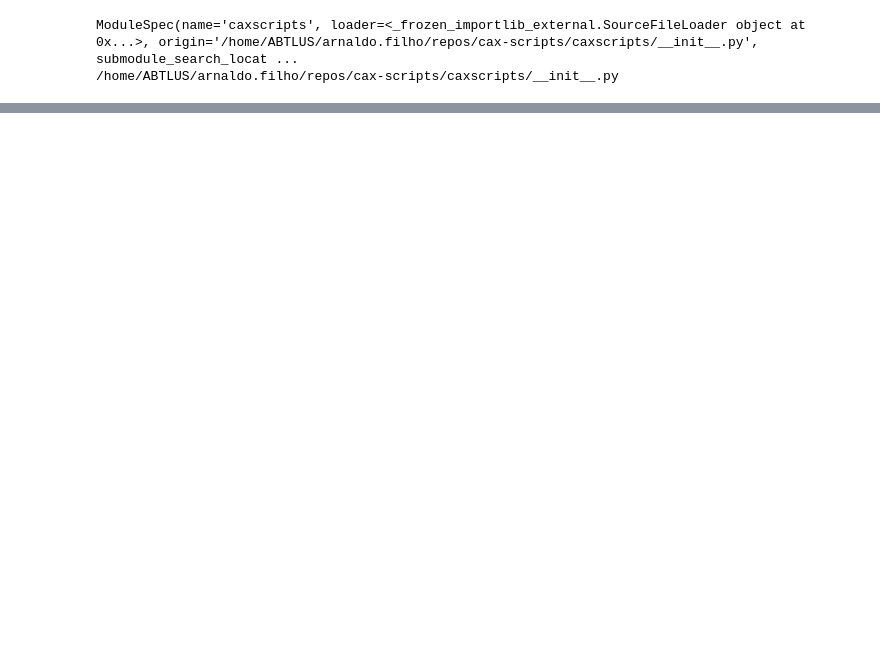
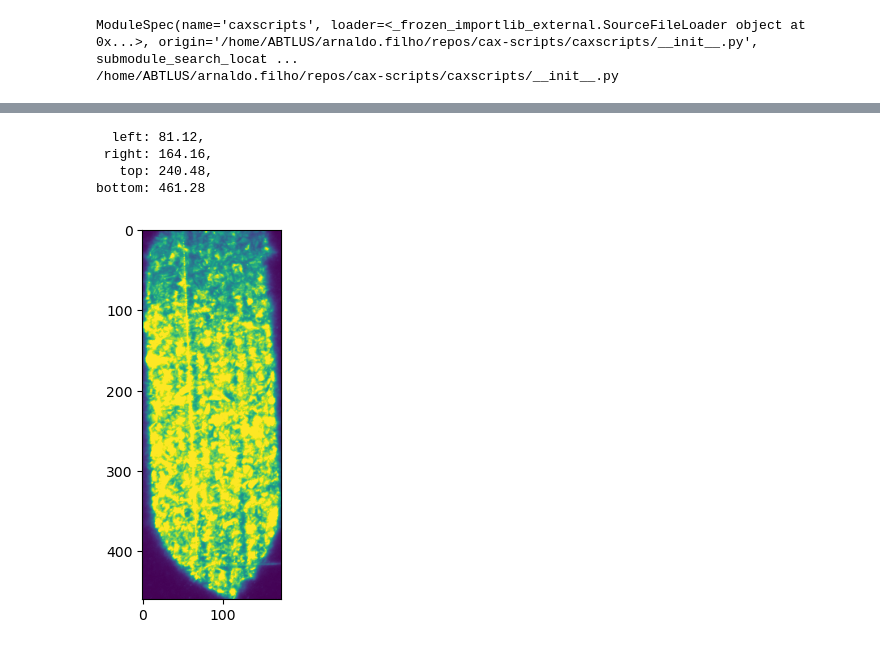
Before and after one commit to lnls-ids/cax-scripts, a Jupyter notebook: caxscripts/tests.ipynb, the cells around one changed output, grey strips where cells are left out. Cells and saved outputs as stored; diff of their text form; code cells hidden in the pictures; blank space fills up the shorter version.

```diff
--- a/caxscripts/tests.ipynb
+++ b/caxscripts/tests.ipynb
@@ -274,0 +447,23 @@ print(f" Current position = {endpos}")
+# %%
+roi = img > 100
+
+hor, vert = img.shape
+
+left = min(vert - 1, np.argmax(roi.sum(axis=0) > 0))
+right = max(0, vert - 1 - np.argmax(roi[:, ::-1].sum(axis=0) > 0))
+
+top = min(hor - 1, np.argmax(roi.sum(axis=1) > 0))
+bottom = max(0, hor - 1 - np.argmax(roi[::-1, :].sum(axis=1) > 0))
+
+plt.imshow(img[top:bottom, left:right])
+pix_to_um = 0.48
+print(f"  left: {left * pix_to_um:.2f},\n"
+      f" right: {right * pix_to_um:.2f},\n"
+      f"   top: {top * pix_to_um:.2f},\n"
+      f"bottom: {bottom * pix_to_um:.2f}")
+# %% [output]
+  left: 81.12,
+ right: 164.16,
+   top: 240.48,
+bottom: 461.28
+[figure, added]
```
Also changed, not shown: parts of 18 cells of this notebook, 3 other files.
